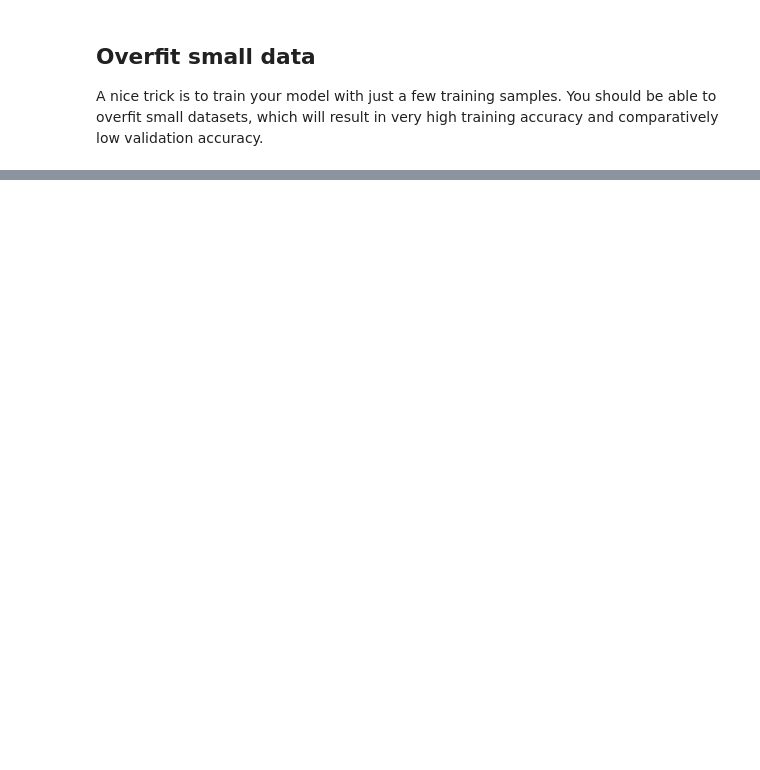
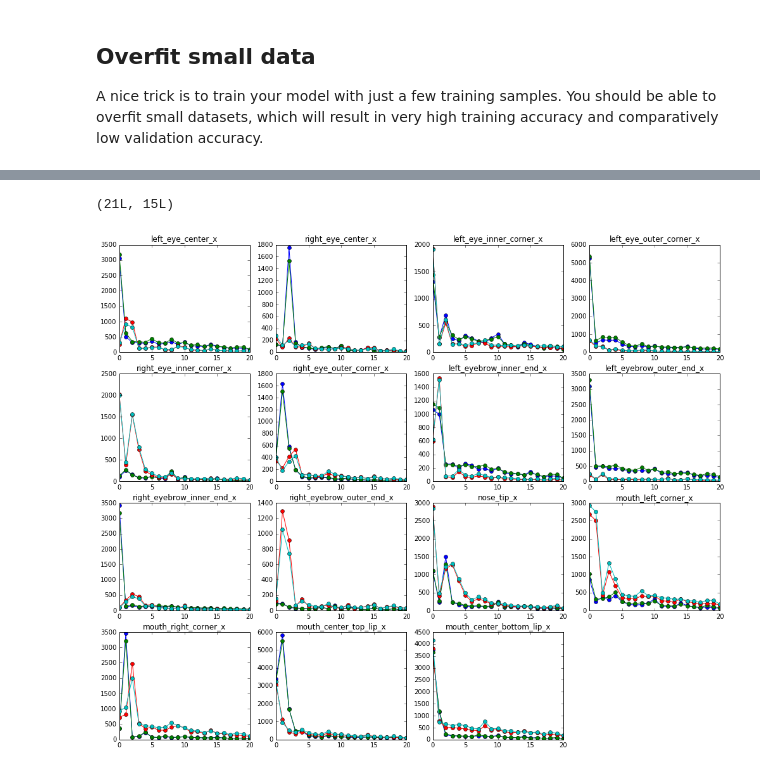
Before and after one commit to shaktisourav/facial_keypoint_recognition, a Jupyter notebook: src/CNN_sanity.ipynb, the cells around one changed output, grey strips where cells are left out. Saved outputs shown, nothing was run; the diff lists cells and outputs as text; code cells hidden in the pictures; blank space fills up the shorter version.

Commit message:
add visualizations to see the training and validation accuracy per feature

```diff
--- a/src/CNN_sanity.ipynb
+++ b/src/CNN_sanity.ipynb
@@ -144,11 +147,12 @@ else:
     print "loaded: ", npzfile.files
     X_train_clean, y_train_clean = npzfile['X_train_clean'], npzfile['y_train_clean']
     X_train_miss, y_train_miss = npzfile['X_train_miss'], npzfile['y_train_miss']
+    feature_labels = npzfile['feature_labels']
 
 
 
-num_train = 100
-num_val = 25
+num_train = 200
+num_val = 50
 
 rand_idx = np.random.choice(num_train + num_val, num_train + num_val, replace=False)
 X_train_small = X_train_clean[rand_idx[:num_train]]
@@ -167,15 +171,16 @@ small_data = {
   'y_val': y_val_small,
 }
 
-model = ThreeLayerConvNet(num_filters=32, filter_size=3,
+
+model = ThreeLayerConvNet(num_filters=16, filter_size=3,
                           loss_fn=l2_loss,
                           dtype=np.float64, weight_scale=1e-3)
 
 solver = Solver(model, small_data,
-                num_epochs=25, batch_size=50,
-                update_rule='sgd',
+                num_epochs=20, batch_size=25,
+                update_rule='adam',
                 optim_config={
-                  'learning_rate': 1e-6,
+                  'learning_rate': 1e-4,
                 },
                 verbose=True, print_every=1)
 solver.train()
@@ -198,0 +205,37 @@ KeyboardInterrupt:
+# %%
+# Visualize the training and validation acc for different features.
+train_acc_hist = np.vstack(solver.train_acc_history)
+val_acc_hist = np.vstack(solver.val_acc_history)
+
+train_acc_hist_feat_x = train_acc_hist[: , 0::2]
+train_acc_hist_feat_y = train_acc_hist[: , 1::2]
+
+val_acc_hist_feat_x = val_acc_hist[: , 0::2]
+val_acc_hist_feat_y = val_acc_hist[: , 1::2]
+
+print train_acc_hist_feat_x.shape
+
+num_epochs, num_features = train_acc_hist_feat_x.shape
+num_grid_x, num_grid_y = int(np.ceil(np.sqrt(num_features))), int(np.ceil(np.sqrt(num_features)))
+
+feature_labels_x = feature_labels[0::2]
+
+for nx in range(num_grid_x):
+    for ny in range(num_grid_y):
+        feat_idx = nx * num_grid_y + ny
+        if feat_idx >= num_features:
+            break
+        plt.subplot(num_grid_x, num_grid_y, feat_idx + 1)
+        plt.plot(train_acc_hist_feat_x[:, feat_idx], '-o', label='train_x')
+        plt.plot(val_acc_hist_feat_x[:, feat_idx], '-o', label='val_x')
+        plt.plot(train_acc_hist_feat_y[:, feat_idx], '-o', label='train_y')
+        plt.plot(val_acc_hist_feat_y[:, feat_idx], '-o', label='val_y')
+        plt.title(feature_labels_x[feat_idx])
+        plt.ylim((0,500))
+
+
+plt.gcf().set_size_inches(17, 14)
+plt.show()
+# %% [output]
+(21L, 15L)
+[figure, added]
```
Also changed, not shown: parts of 7 cells of this notebook.
